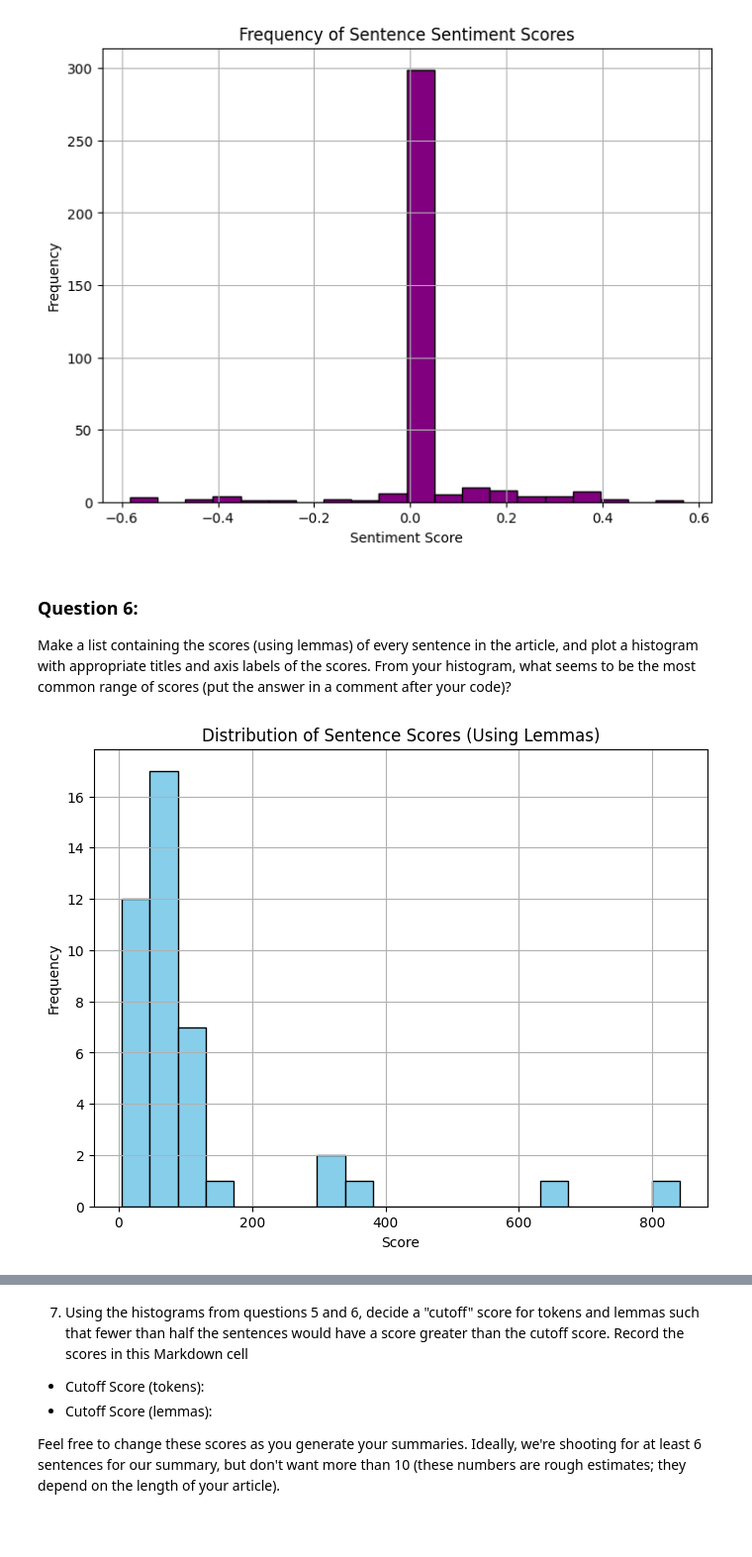
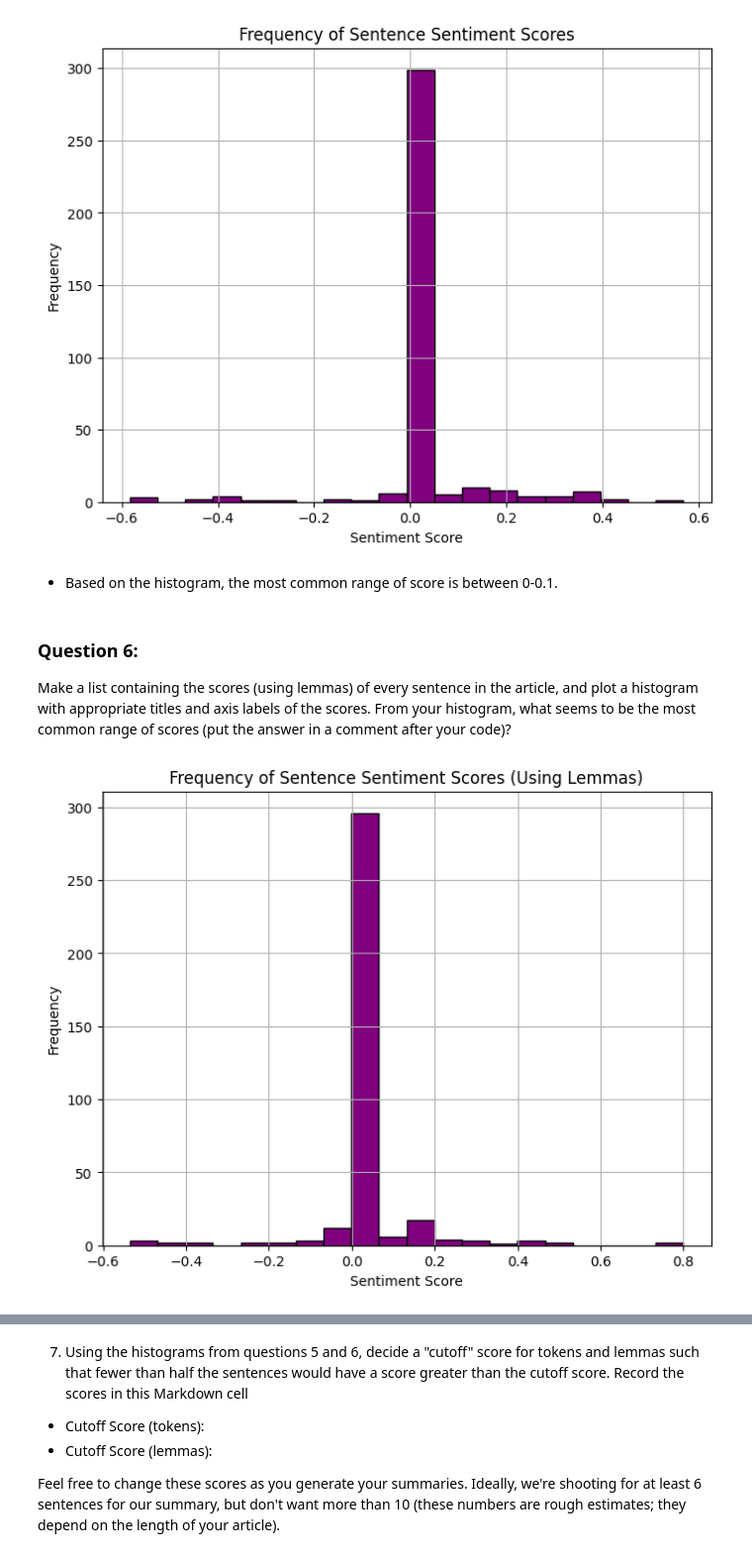
Before and after one commit to prabhasapkota/article-summarizer, a Jupyter notebook: article-summarizer.ipynb, the cells around one changed output, grey strips where cells are left out. Shown: that part at 99% size. Cells and saved outputs as stored; diff of their text form; code cells hidden in the pictures; blank space fills up the shorter version.

```diff
--- a/article-summarizer.ipynb
+++ b/article-summarizer.ipynb
@@ -255,25 +255,37 @@ plt.grid(True)
 plt.show()
 # %% [output]
 [figure]
+# %% [markdown]
+* Based on the histogram, the most common range of score is between 0-0.1.
 # %% [markdown]
 ### Question 6:
  Make a list containing the scores (using lemmas) of every sentence in the article, and plot a histogram with appropriate titles and axis labels of the scores.  From your histogram, what seems to be the most common range of scores (put the answer in a comment after your code)?
 # %%
+from textblob import TextBlob
 import matplotlib.pyplot as plt
+import spacy
 
-# Tokenize sentences and calculate scores using lemmas
-sentence_scores_lemmas = []
+# Load English pipeline
+nlp = spacy.load("en_core_web_sm")
+
+# Calculate sentiment scores for each sentence using lemmas
+sentence_sentiment_scores_lemmas = []
 for sentence in doc.sents:
-    score_lemmas = sum(len(token.lemma_) for token in sentence)
-    sentence_scores_lemmas.append(score_lemmas)
+    # Extract lemmas from the sentence
+    lemmas = [token.lemma_.lower() for token in sentence]
+    # Join lemmas into a string
+    lemma_sentence = ' '.join(lemmas)
+    # Analyze sentiment using TextBlob
+    sentiment = TextBlob(lemma_sentence).sentiment.polarity
+    sentence_sentiment_scores_lemmas.append(sentiment)
 
 # Plot histogram
 plt.figure(figsize=(8, 6))
-plt.hist(sentence_scores_lemmas, bins=20, color='skyblue', edgecolor='black')
-plt.title('Distribution of Sentence Scores (Using Lemmas)')
-plt.xlabel('Score')
+plt.hist(sentence_sentiment_scores_lemmas, bins=20, color='purple', edgecolor='black')
+plt.title('Frequency of Sentence Sentiment Scores (Using Lemmas)')
+plt.xlabel('Sentiment Score')
 plt.ylabel('Frequency')
 plt.grid(True)
 plt.show()
 # %% [output]
-[figure, old version]
+[figure, new version]
```
Also changed, not shown: parts of 1 cell of this notebook.
